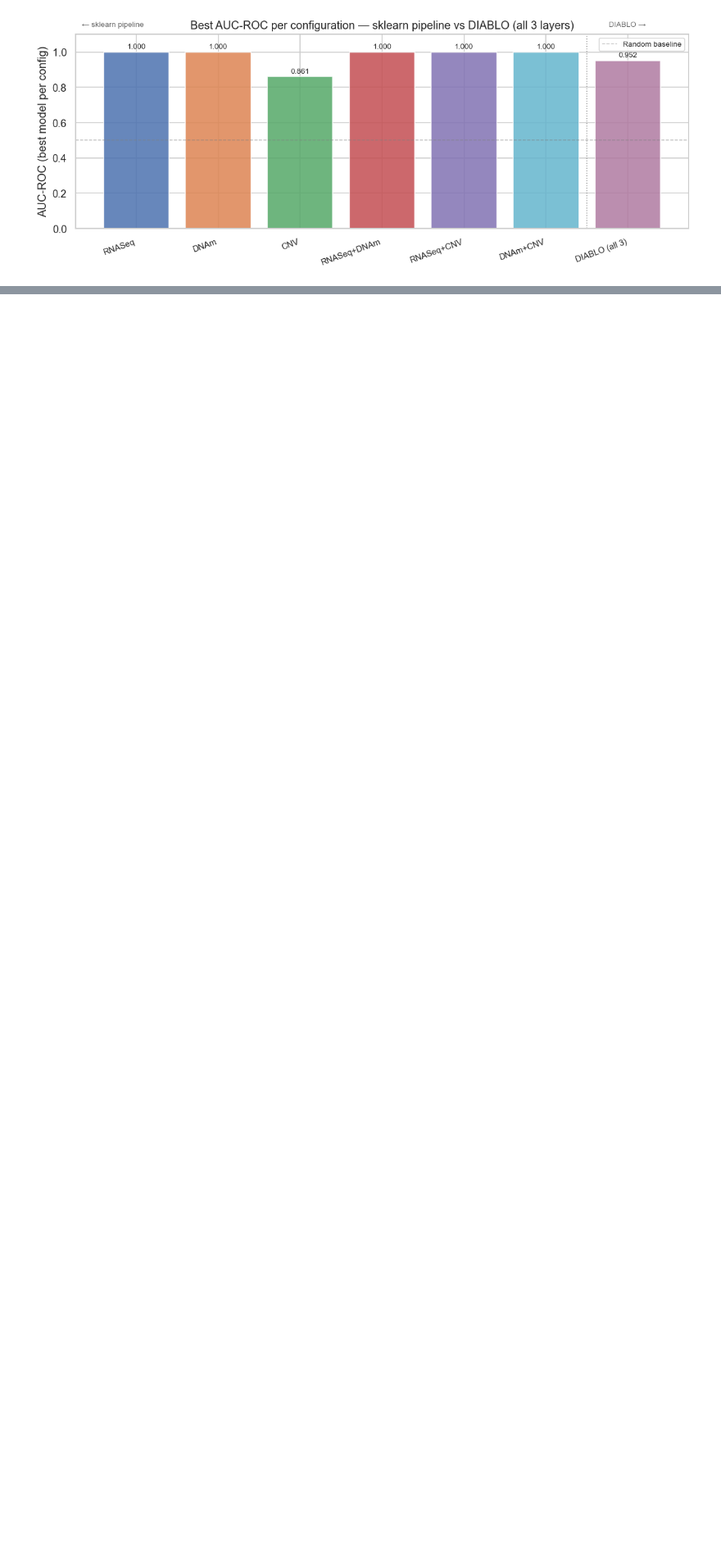
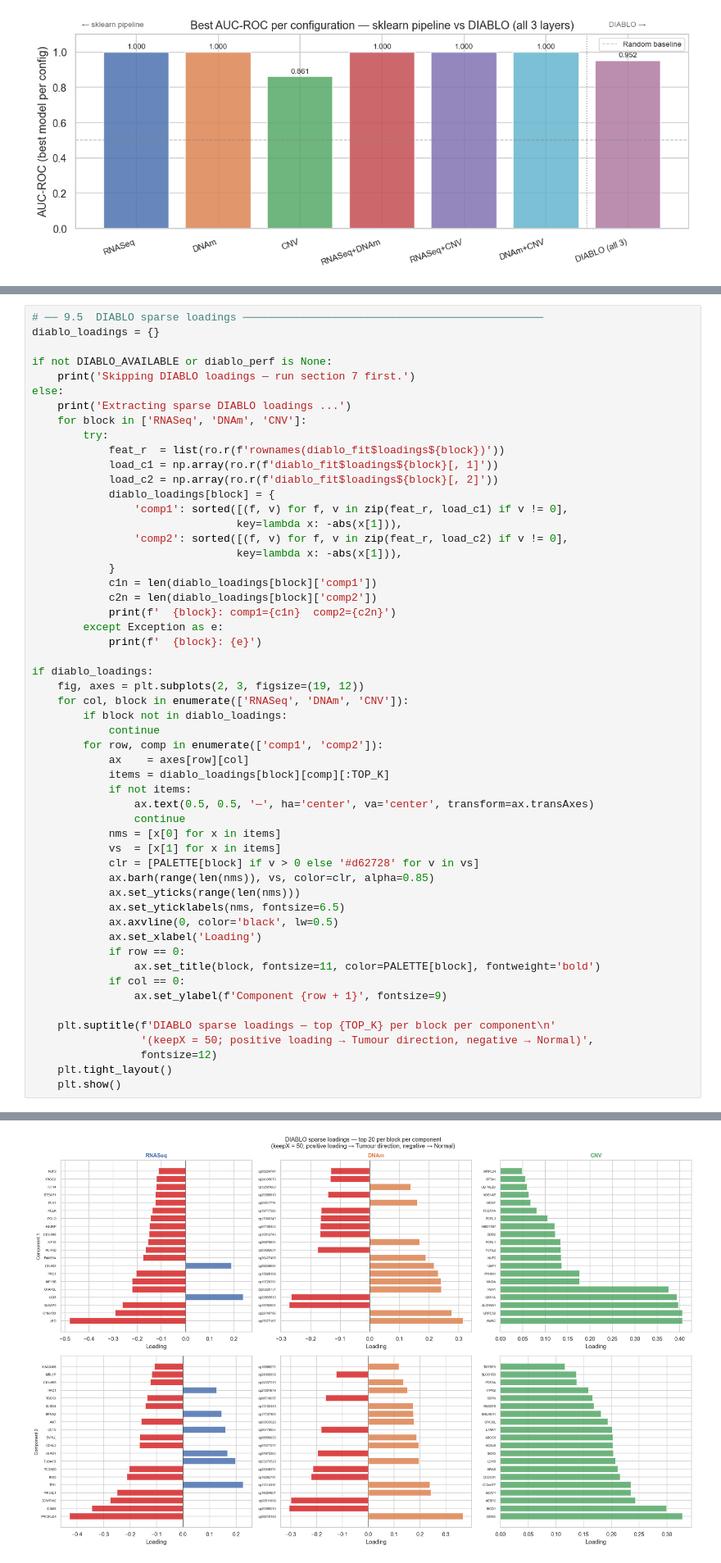
Before and after one commit to zyqqqq0122/CompSysBio2026, a Jupyter notebook: Prediction.ipynb, the cells around one changed output, grey strips where cells are left out. Shown at 82% size. Drawn from its saved outputs; the diff is of its cells as text; blank space fills up the shorter version.

```diff
--- a/Prediction.ipynb
+++ b/Prediction.ipynb
@@ -1277,0 +1787,55 @@ Note: sklearn metrics = 5-fold CV mean; DIABLO = 3-fold × 10-repeat CV.
+# %%
+# ── 9.5  DIABLO sparse loadings ───────────────────────────────────────────────
+diablo_loadings = {}
+
+if not DIABLO_AVAILABLE or diablo_perf is None:
+    print('Skipping DIABLO loadings — run section 7 first.')
+else:
+    print('Extracting sparse DIABLO loadings ...')
+    for block in ['RNASeq', 'DNAm', 'CNV']:
+        try:
+            feat_r  = list(ro.r(f'rownames(diablo_fit$loadings${block})'))
+            load_c1 = np.array(ro.r(f'diablo_fit$loadings${block}[, 1]'))
+            load_c2 = np.array(ro.r(f'diablo_fit$loadings${block}[, 2]'))
+            diablo_loadings[block] = {
+                'comp1': sorted([(f, v) for f, v in zip(feat_r, load_c1) if v != 0],
+                                key=lambda x: -abs(x[1])),
+                'comp2': sorted([(f, v) for f, v in zip(feat_r, load_c2) if v != 0],
+                                key=lambda x: -abs(x[1])),
+            }
+            c1n = len(diablo_loadings[block]['comp1'])
+            c2n = len(diablo_loadings[block]['comp2'])
+            print(f'  {block}: comp1={c1n}  comp2={c2n}')
+        except Exception as e:
+            print(f'  {block}: {e}')
+
+if diablo_loadings:
+    fig, axes = plt.subplots(2, 3, figsize=(19, 12))
+    for col, block in enumerate(['RNASeq', 'DNAm', 'CNV']):
+        if block not in diablo_loadings:
+            continue
+        for row, comp in enumerate(['comp1', 'comp2']):
+            ax    = axes[row][col]
+            items = diablo_loadings[block][comp][:TOP_K]
+            if not items:
+                ax.text(0.5, 0.5, '—', ha='center', va='center', transform=ax.transAxes)
+                continue
+            nms = [x[0] for x in items]
+            vs  = [x[1] for x in items]
+            clr = [PALETTE[block] if v > 0 else '#d62728' for v in vs]
+            ax.barh(range(len(nms)), vs, color=clr, alpha=0.85)
+            ax.set_yticks(range(len(nms)))
+            ax.set_yticklabels(nms, fontsize=6.5)
+            ax.axvline(0, color='black', lw=0.5)
+            ax.set_xlabel('Loading')
+            if row == 0:
+                ax.set_title(block, fontsize=11, color=PALETTE[block], fontweight='bold')
+            if col == 0:
+                ax.set_ylabel(f'Component {row + 1}', fontsize=9)
+
+    plt.suptitle(f'DIABLO sparse loadings — top {TOP_K} per block per component\n'
+                 '(keepX = 50; positive loading → Tumour direction, negative → Normal)',
+                 fontsize=12)
+    plt.tight_layout()
+    plt.show()
+# %% [output]
@@ -1277,0 +1846 @@ Note: sklearn metrics = 5-fold CV mean; DIABLO = 3-fold × 10-repeat CV.
+[figure, added]
```
Also changed, not shown: parts of 15 cells of this notebook.
